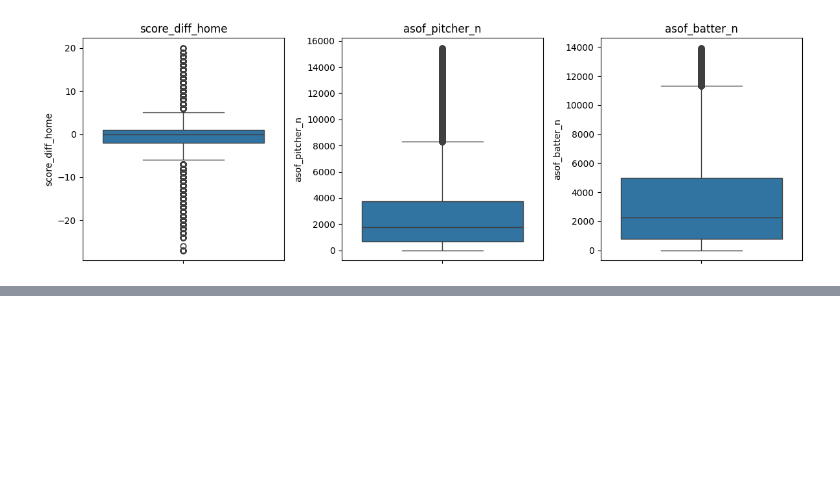
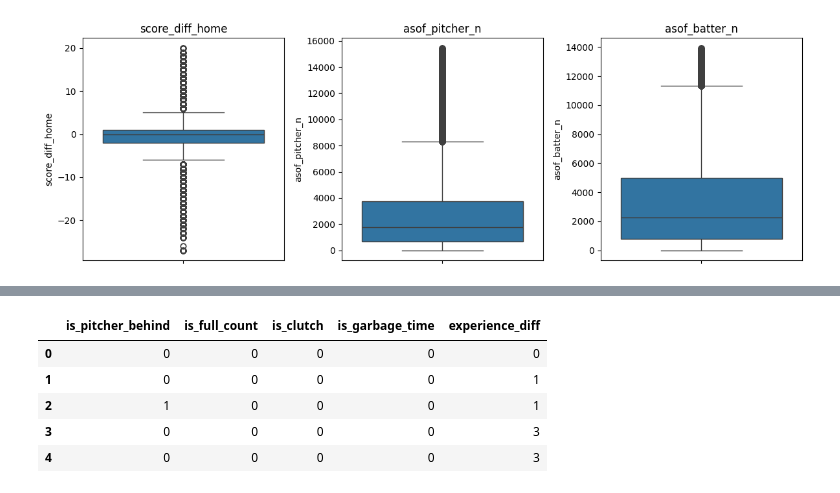
Before and after one commit to monolail/Dacon, a Jupyter notebook: LG_Aimers/통합_분석_코드.ipynb, the cells around one changed output, grey strips where cells are left out. Cells and saved outputs as stored; diff of their text form; code cells hidden in the pictures; blank space fills up the shorter version.

```diff
--- a/LG_Aimers/통합_분석_코드.ipynb
+++ b/LG_Aimers/통합_분석_코드.ipynb
@@ -206,0 +263,10 @@ plt.show()
+# %%
+# 2. 쓸모없는 ID 컬럼 버리기 (Drop)
+
+# 버릴 컬럼들 지정 (pitcher_id는 나중에 트랙맨 데이터를 붙이기 위해 잠시 살려둡니다)
+drop_cols = ['row_id', 'batter_id']
+
+# 데이터프레임에서 해당 컬럼들 삭제 (axis=1은 컬럼을 의미, inplace=True는 원본에 바로 적용)
+train.drop(drop_cols, axis=1, inplace=True)
+
+print(f"현재 남은 컬럼 개수: {train.shape[1]}개")
@@ -206,0 +306,32 @@ plt.show()
+# %%
+# 파생 변수(Feature Engineering) 생성
+import numpy as np
+
+# (1) 볼카운트 압박감 지표
+# 볼이 스트라이크보다 많아서 투수가 불리한 카운트 (볼넷 압박감)
+train['is_pitcher_behind'] = (train['balls_before'] > train['strikes_before']).astype(int)
+
+# 풀카운트 (3볼 2스트라이크 승부처)
+train['is_full_count'] = ((train['balls_before'] == 3) & (train['strikes_before'] == 2)).astype(int)
+
+# (2) 경기 후반 압박감 지표 (클러치 & 가비지)
+# 7회 이후이면서 점수 차이가 1점 이하인 팽팽한 쫄깃한 승부처
+train['is_clutch'] = ((train['inning'] >= 7) & (train['score_diff_home'].abs() <= 1)).astype(int)
+
+# 점수 차이가 7점 이상 크게 벌어져 긴장감이 떨어지는 가비지 타임
+train['is_garbage_time'] = (train['score_diff_home'].abs() >= 7).astype(int)
+
+# (3) 투타 경험치 격차 (짬바 차이)
+# 투수의 누적 투구수에서 타자의 누적 투구수를 빼서, 투수가 상대적으로 얼마나 노련한지 계산
+train['experience_diff'] = train['asof_pitcher_n'] - train['asof_batter_n']
+
+# 새로 만든 변수들만 앞부분 5줄 확인
+new_cols = ['is_pitcher_behind', 'is_full_count', 'is_clutch', 'is_garbage_time', 'experience_diff']
+display(train[new_cols].head())
+# %% [output]
+|  | is_pitcher_behind | is_full_count | is_clutch | is_garbage_time | experience_diff |
+| 0 | 0 | 0 | 0 | 0 | 0 |
+| 1 | 0 | 0 | 0 | 0 | 1 |
+| 2 | 1 | 0 | 0 | 0 | 1 |
+| 3 | 0 | 0 | 0 | 0 | 3 |
+| 4 | 0 | 0 | 0 | 0 | 3 |
```
Also changed, not shown: parts of 25 cells of this notebook.
